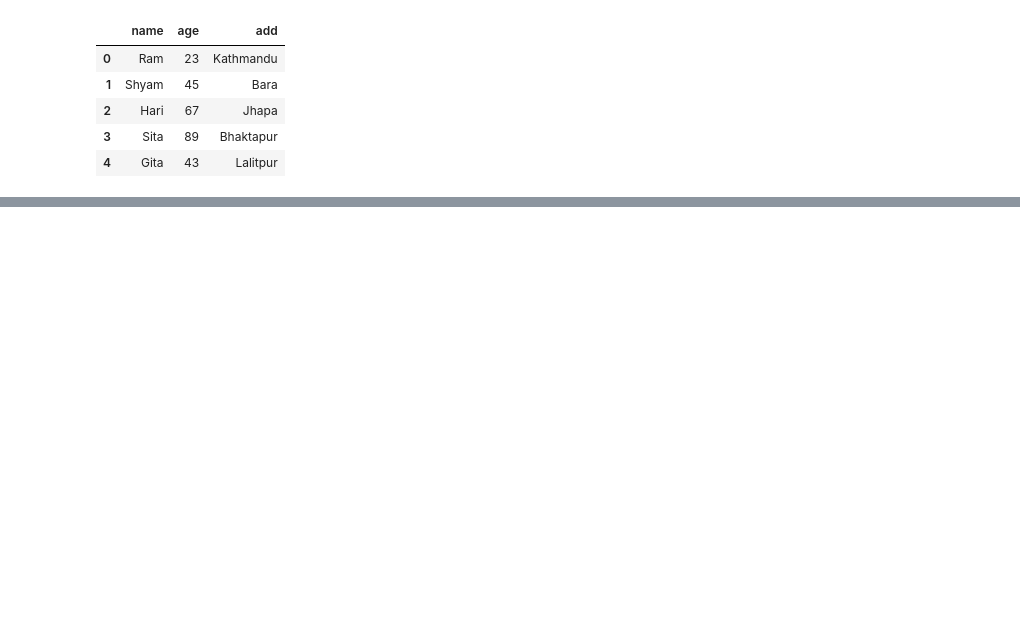
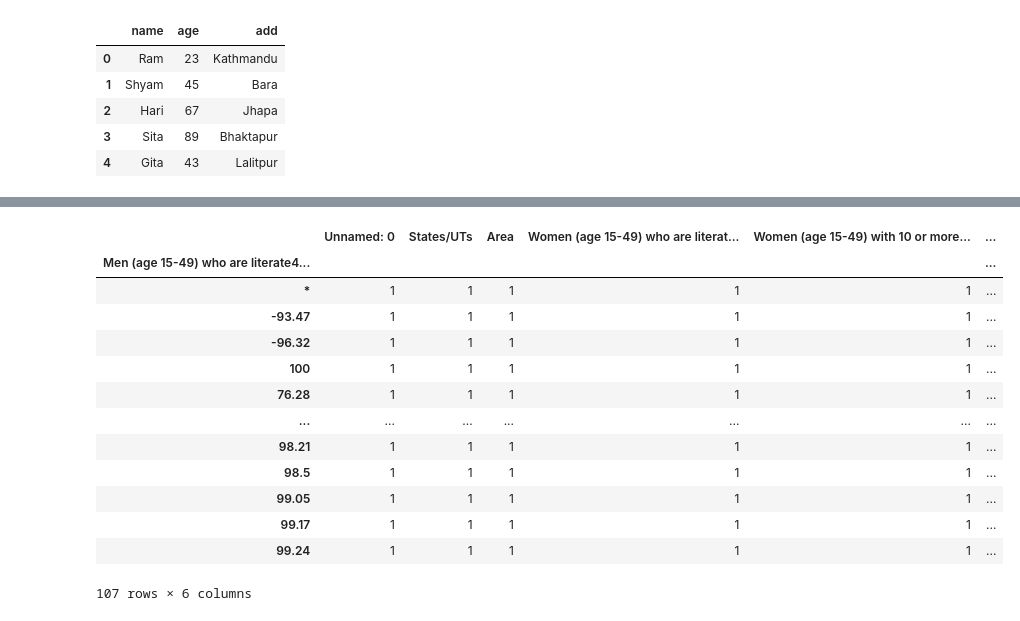
Before and after one commit to davidbhandari1/python1, a Jupyter notebook: Pandas.ipynb, the cells around one changed output, grey strips where cells are left out. Cells and saved outputs as stored; diff of their text form; code cells hidden in the pictures; blank space fills up the shorter version.

```diff
--- a/Pandas.ipynb
+++ b/Pandas.ipynb
@@ -102,0 +330,17 @@ df
+# %%
+df.groupby('Men (age 15-49) who are literate4 (%)').count()
+# %% [output]
+|  | Unnamed: 0 | States/UTs | Area | Women (age 15-49) who are literat... | Women (age 15-49) with 10 or more... | ... |
+| Men (age 15-49) who are literate4... |  |  |  |  |  | ... |
+| * | 1 | 1 | 1 | 1 | 1 | ... |
+| -93.47 | 1 | 1 | 1 | 1 | 1 | ... |
+| -96.32 | 1 | 1 | 1 | 1 | 1 | ... |
+| 100 | 1 | 1 | 1 | 1 | 1 | ... |
+| 76.28 | 1 | 1 | 1 | 1 | 1 | ... |
+| ... | ... | ... | ... | ... | ... | ... |
+| 98.21 | 1 | 1 | 1 | 1 | 1 | ... |
+| 98.5 | 1 | 1 | 1 | 1 | 1 | ... |
+| 99.05 | 1 | 1 | 1 | 1 | 1 | ... |
+| 99.17 | 1 | 1 | 1 | 1 | 1 | ... |
+| 99.24 | 1 | 1 | 1 | 1 | 1 | ... |
+107 rows × 6 columns
```
Also changed, not shown: parts of 25 cells of this notebook, 6 other files.
